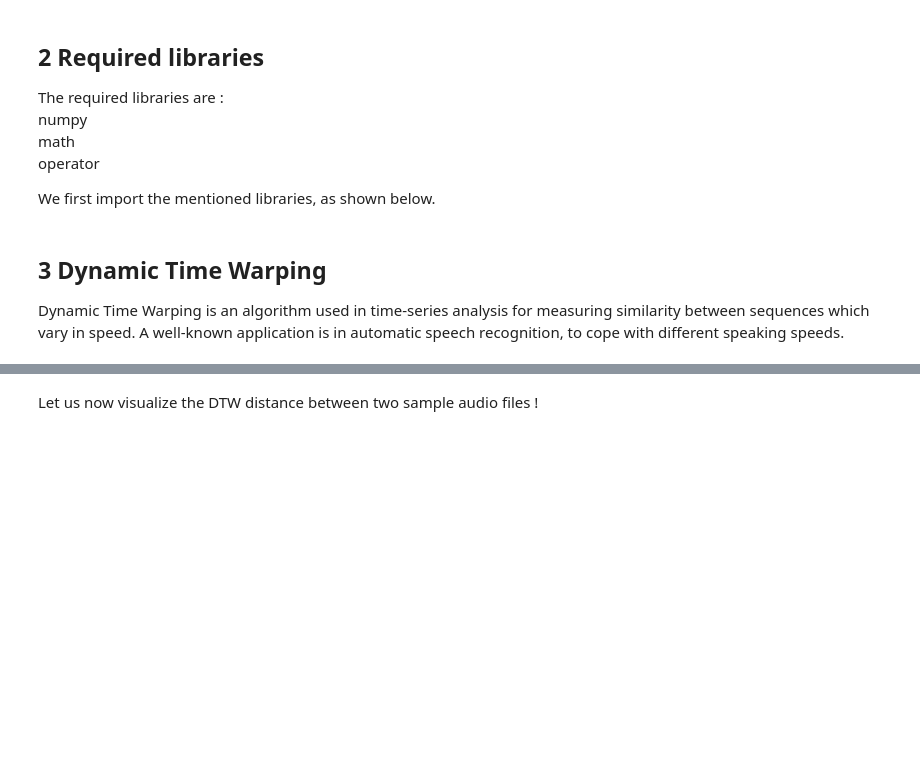
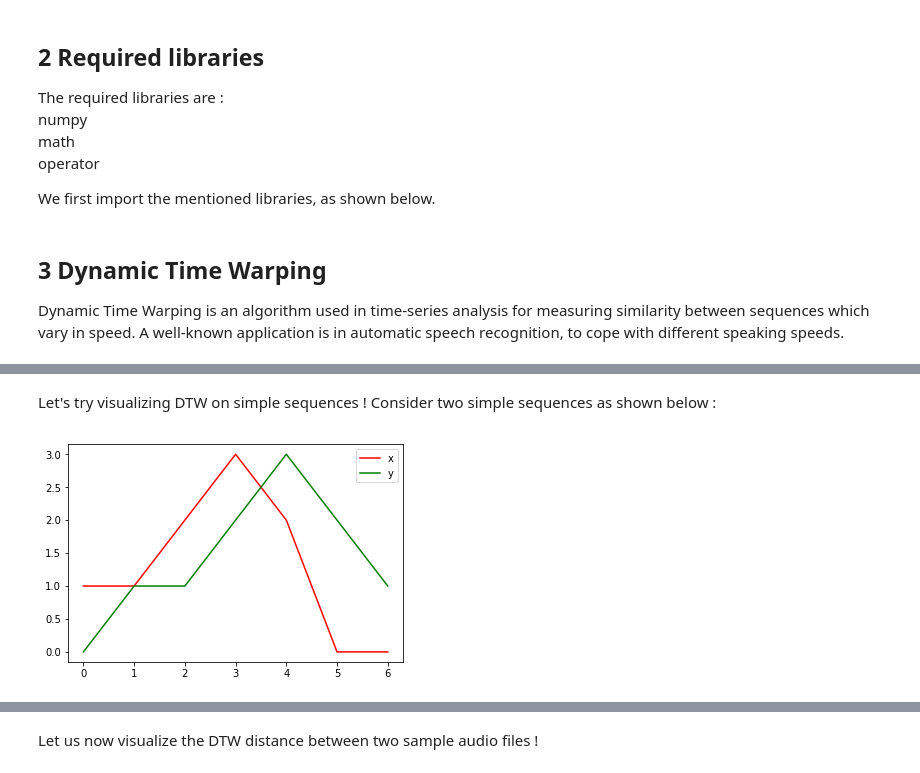
Before and after one commit to rmhanchate/SAMP2020_course_material, a Jupyter notebook: KNN_Test.ipynb, the cells around one changed output, grey strips where cells are left out. Cells and saved outputs as stored; diff of their text form; code cells hidden in the pictures; blank space fills up the shorter version.

```diff
--- a/KNN_Test.ipynb
+++ b/KNN_Test.ipynb
@@ -89 +78,12 @@ def dtwDist(x, y, dist, warp=1, w=np.inf, s=1.0):
     return D1[-1, -1], C, D1, path
+# %% [markdown]
+Let's try visualizing DTW on simple sequences ! Consider two simple sequences as shown below :
+# %%
+x = np.array((1, 1, 2, 3, 2, 0, 0))
+y = np.array((0, 1, 1, 2, 3, 2, 1))
+# %%
+plt.plot(x,'r', label='x')
+plt.plot(y, 'g', label='y')
+plt.legend();
+# %% [output]
+[figure, added]
```
Also changed, not shown: parts of 14 cells of this notebook, 11 other files.
